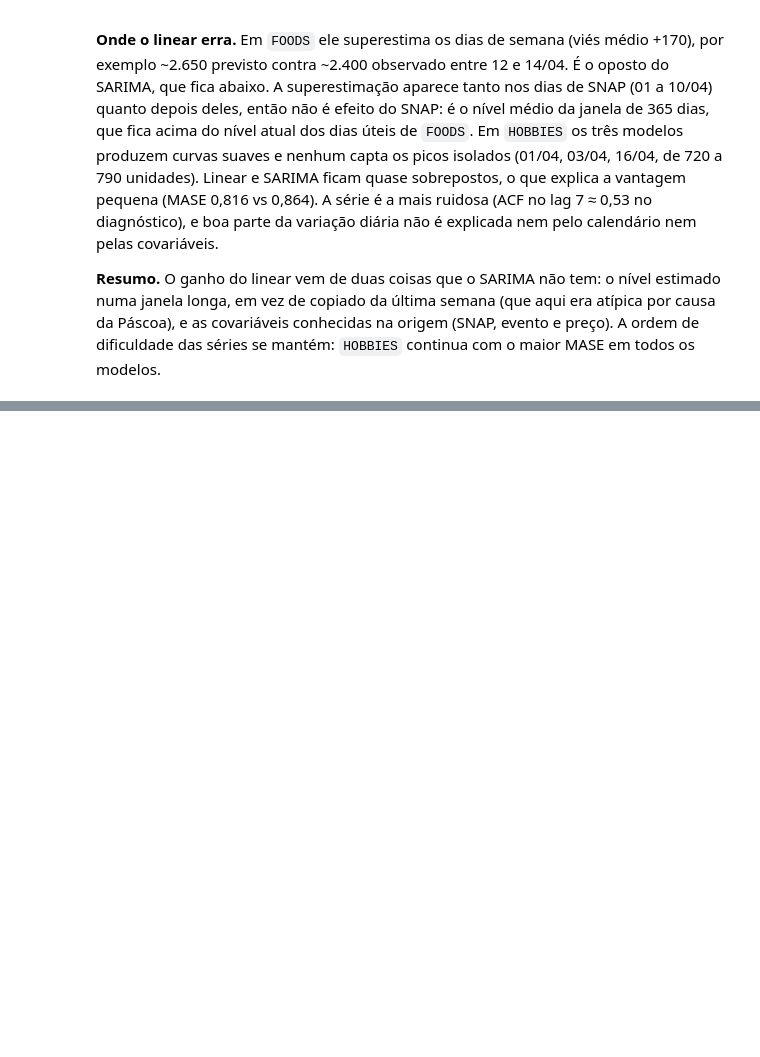
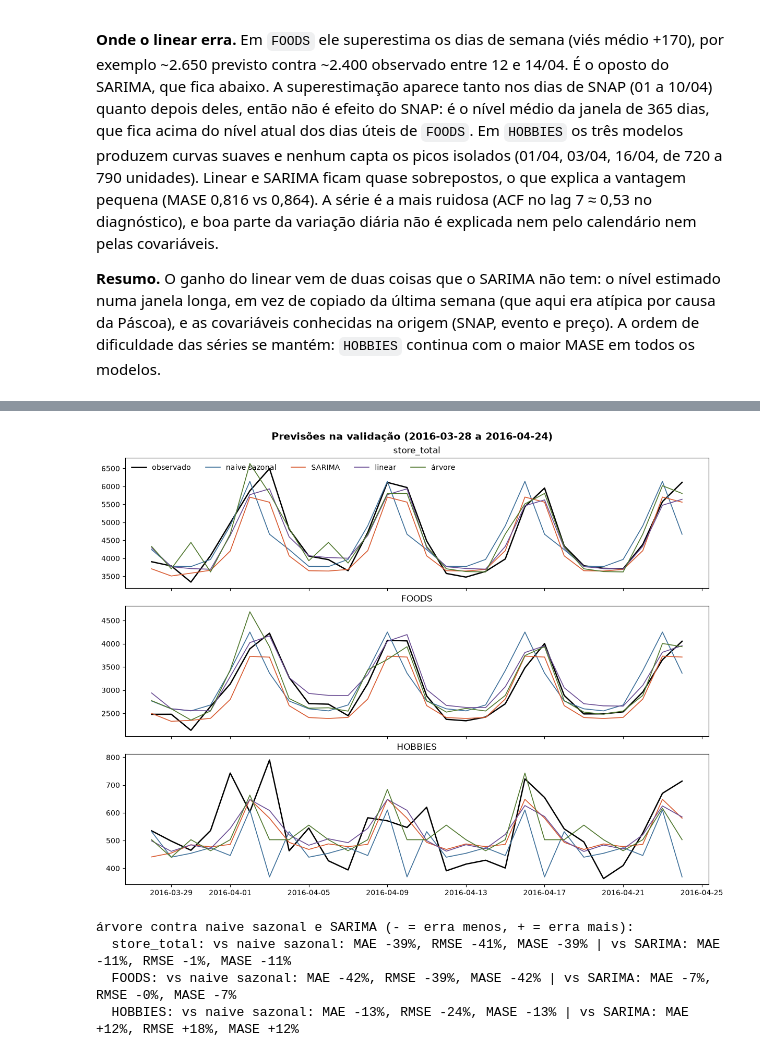
Before and after one commit to Nicholas2104/series-temporais-26-2, a Jupyter notebook: relatorio.ipynb, the cells around one changed output, grey strips where cells are left out. Cells and saved outputs as stored; diff of their text form; code cells hidden in the pictures; blank space fills up the shorter version.

Commit message:
adicionando a árvore no relatório e no README

```diff
--- a/relatorio.ipynb
+++ b/relatorio.ipynb
@@ -186,0 +197,11 @@ linear contra naive sazonal e SARIMA (- = erra menos, + = erra mais):
+# %%
+fig = figura_previsoes(val)
+display(fig)
+plt.close(fig)
+print(texto_classe(metricas, 'arvore'))
+# %% [output]
+[figure, added]
+árvore contra naive sazonal e SARIMA (- = erra menos, + = erra mais):
+  store_total: vs naive sazonal: MAE -39%, RMSE -41%, MASE -39% | vs SARIMA: MAE -11%, RMSE -1%, MASE -11%
+  FOODS: vs naive sazonal: MAE -42%, RMSE -39%, MASE -42% | vs SARIMA: MAE -7%, RMSE -0%, MASE -7%
+  HOBBIES: vs naive sazonal: MAE -13%, RMSE -24%, MASE -13% | vs SARIMA: MAE +12%, RMSE +18%, MASE +12%
```
Also changed, not shown: parts of 9 cells of this notebook, 1 other file.
